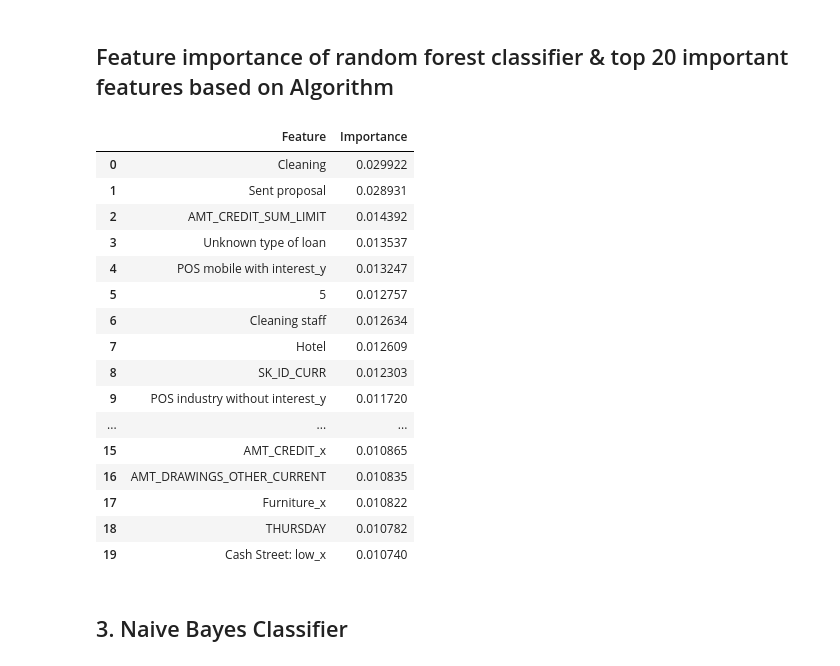
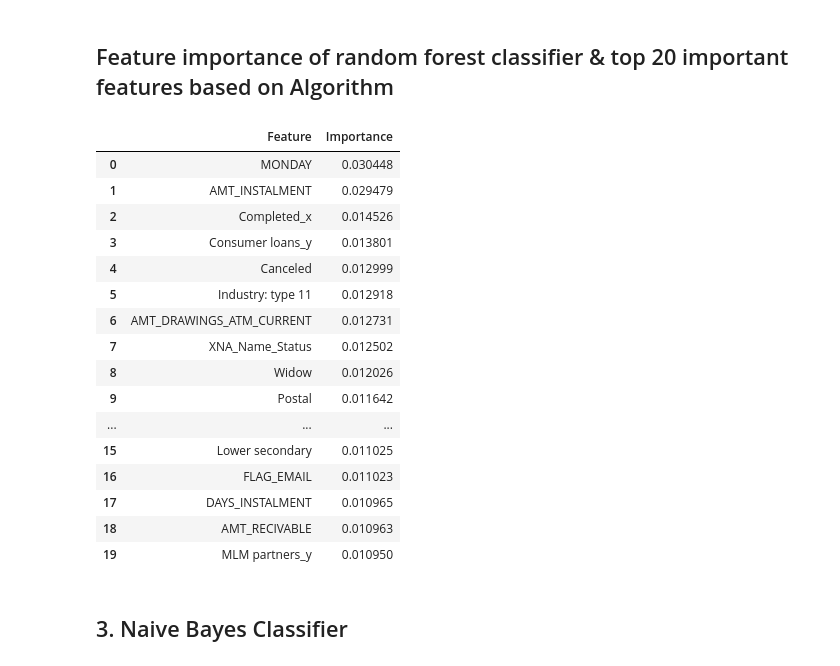
Before and after one commit to kneelagandan/spring-board-home-credit, a Jupyter notebook: Wrangling_and_Modeling/EDA_Early_moedling.ipynb, the cells around one changed output. Cells and saved outputs as stored; diff of their text form; code cells hidden in the pictures.

```diff
--- a/Wrangling_and_Modeling/EDA_Early_moedling.ipynb
+++ b/Wrangling_and_Modeling/EDA_Early_moedling.ipynb
@@ -498,0 +594,3 @@ Warnings:
+# %%
+new_application_train=application_train.drop(['SK_ID_CURR', 'TARGET', 'Unemployed_x'],axis=1)
+new_application_test=application_test.drop(['SK_ID_CURR'],axis=1)
@@ -508,5 +615,3 @@ from sklearn.metrics import accuracy_score,classification_report, roc_auc_score
 # %%
 imputer = SimpleImputer(strategy="median")
 scaler = MinMaxScaler(feature_range = (0, 1))
-# %%
-imputer.fit(application_train.drop(['TARGET'],axis=1))
@@ -514,0 +618,2 @@ SimpleImputer(strategy='median')
+# %%
+imputer.fit(new_application_train)
@@ -519,7 +630,7 @@ train_transformed = scaler.fit_transform(train_transformed)
 # %%
 from sklearn.model_selection import train_test_split
 
-X_training_set, X_validation_set, y_training_set, y_validation_set = train_test_split(train_transformed,
+X_training_set, X_validation_set, y_training_set, y_validation_set = train_test_split(new_application_train,
                                                                                       application_train['TARGET'], test_size=0.33, random_state=42)
 # %% [markdown]
 ## 1. Logistic Regression
@@ -612,30 +778,30 @@ ROC AUC score is:  0.5001499554698198
 # %% [markdown]
 ## Feature importance of random forest classifier & top 20 important features based on Algorithm
 # %%
-features = list(set(application_train.columns).difference({'TARGET'}))
+features = list(set(new_application_train.columns).difference({'TARGET'}))
 
 feature_importance_df = pd.DataFrame({'Feature':features,'Importance':random_forest.feature_importances_})
 df = feature_importance_df.sort_values(['Importance'],ascending=False).reset_index()
 df = df.drop(['index'],axis=1)
 df.head(20)
 # %% [output]
 |  | Feature | Importance |
-| 0 | Cleaning | 0.029922 |
-| 1 | Sent proposal | 0.028931 |
-| 2 | AMT_CREDIT_SUM_LIMIT | 0.014392 |
-| 3 | Unknown type of loan | 0.013537 |
-| 4 | POS mobile with interest_y | 0.013247 |
-| 5 | 5 | 0.012757 |
-| 6 | Cleaning staff | 0.012634 |
-| 7 | Hotel | 0.012609 |
-| 8 | SK_ID_CURR | 0.012303 |
-| 9 | POS industry without interest_y | 0.011720 |
+| 0 | MONDAY | 0.030448 |
+| 1 | AMT_INSTALMENT | 0.029479 |
+| 2 | Completed_x | 0.014526 |
+| 3 | Consumer loans_y | 0.013801 |
+| 4 | Canceled | 0.012999 |
+| 5 | Industry: type 11 | 0.012918 |
+| 6 | AMT_DRAWINGS_ATM_CURRENT | 0.012731 |
+| 7 | XNA_Name_Status | 0.012502 |
+| 8 | Widow | 0.012026 |
+| 9 | Postal | 0.011642 |
 | ... | ... | ... |
-| 15 | AMT_CREDIT_x | 0.010865 |
-| 16 | AMT_DRAWINGS_OTHER_CURRENT | 0.010835 |
-| 17 | Furniture_x | 0.010822 |
-| 18 | THURSDAY | 0.010782 |
-| 19 | Cash Street: low_x | 0.010740 |
+| 15 | Lower secondary | 0.011025 |
+| 16 | FLAG_EMAIL | 0.011023 |
+| 17 | DAYS_INSTALMENT | 0.010965 |
+| 18 | AMT_RECIVABLE | 0.010963 |
+| 19 | MLM partners_y | 0.010950 |
 # %% [markdown]
 ## 3. Naive Bayes Classifier
 # %%
```
Also changed, not shown: parts of 80 cells of this notebook, 1 other file.
